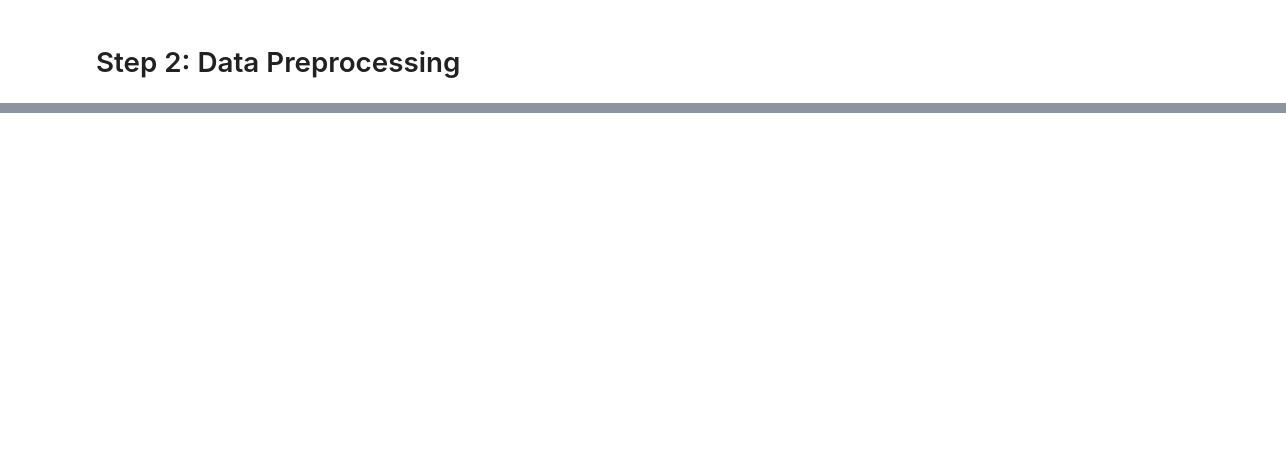
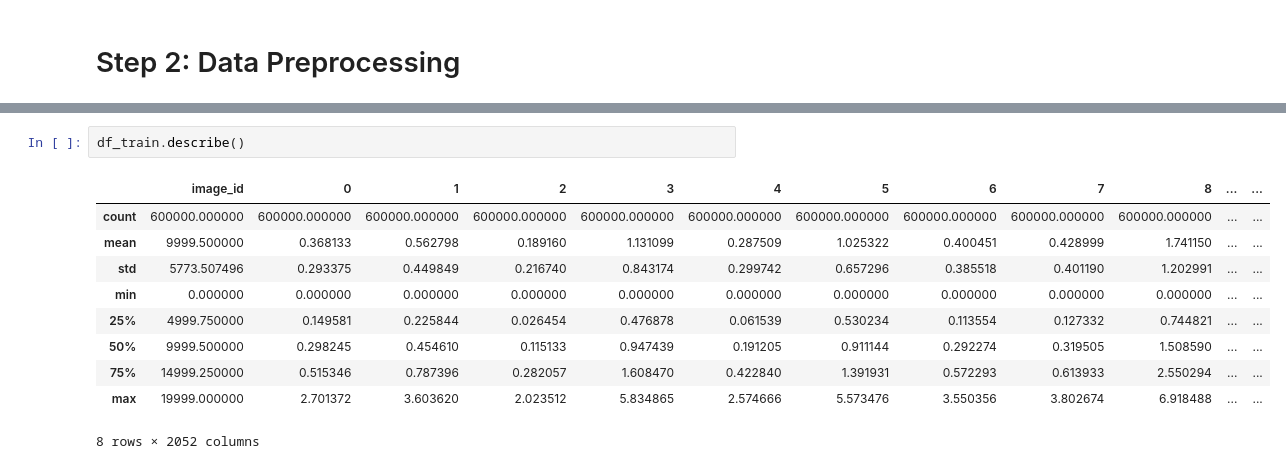
Before and after one commit to nilanahar/MMAI_894_DeepLearning_Project_TeamRosedale, a Jupyter notebook: MMAI_894_Team_Project.ipynb, the cells around one changed output, grey strips where cells are left out. Saved outputs shown, nothing was run; the diff lists cells and outputs as text; blank space fills up the shorter version.

```diff
--- a/MMAI_894_Team_Project.ipynb
+++ b/MMAI_894_Team_Project.ipynb
@@ -360,0 +368,13 @@ plt.show()
+# %%
+df_train.describe()
+# %% [output]
+|  | image_id | 0 | 1 | 2 | 3 | 4 | 5 | 6 | 7 | 8 | ... | ... |
+| count | 600000.000000 | 600000.000000 | 600000.000000 | 600000.000000 | 600000.000000 | 600000.000000 | 600000.000000 | 600000.000000 | 600000.000000 | 600000.000000 | ... | ... |
+| mean | 9999.500000 | 0.368133 | 0.562798 | 0.189160 | 1.131099 | 0.287509 | 1.025322 | 0.400451 | 0.428999 | 1.741150 | ... | ... |
+| std | 5773.507496 | 0.293375 | 0.449849 | 0.216740 | 0.843174 | 0.299742 | 0.657296 | 0.385518 | 0.401190 | 1.202991 | ... | ... |
+| min | 0.000000 | 0.000000 | 0.000000 | 0.000000 | 0.000000 | 0.000000 | 0.000000 | 0.000000 | 0.000000 | 0.000000 | ... | ... |
+| 25% | 4999.750000 | 0.149581 | 0.225844 | 0.026454 | 0.476878 | 0.061539 | 0.530234 | 0.113554 | 0.127332 | 0.744821 | ... | ... |
+| 50% | 9999.500000 | 0.298245 | 0.454610 | 0.115133 | 0.947439 | 0.191205 | 0.911144 | 0.292274 | 0.319505 | 1.508590 | ... | ... |
+| 75% | 14999.250000 | 0.515346 | 0.787396 | 0.282057 | 1.608470 | 0.422840 | 1.391931 | 0.572293 | 0.613933 | 2.550294 | ... | ... |
+| max | 19999.000000 | 2.701372 | 3.603620 | 2.023512 | 5.834865 | 2.574666 | 5.573476 | 3.550356 | 3.802674 | 6.918488 | ... | ... |
+8 rows × 2052 columns
```
Also changed, not shown: parts of 29 cells of this notebook.
